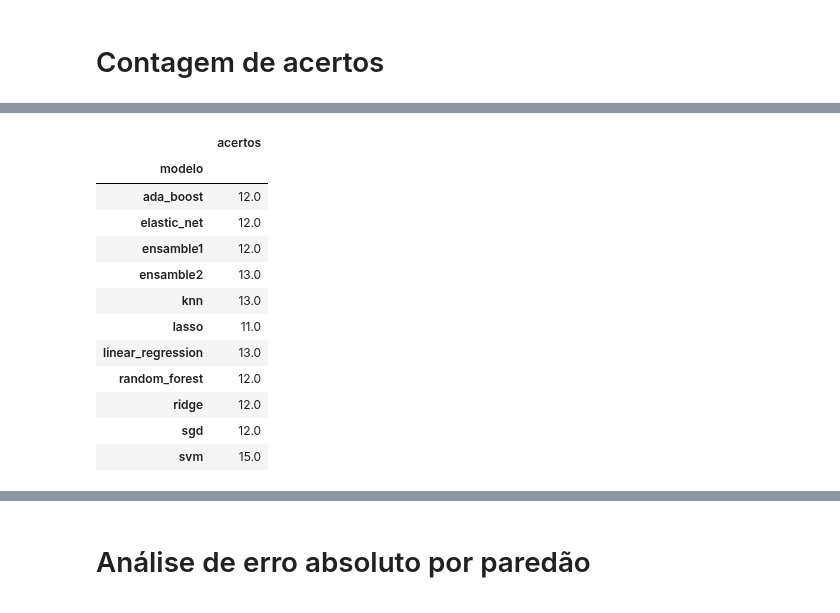
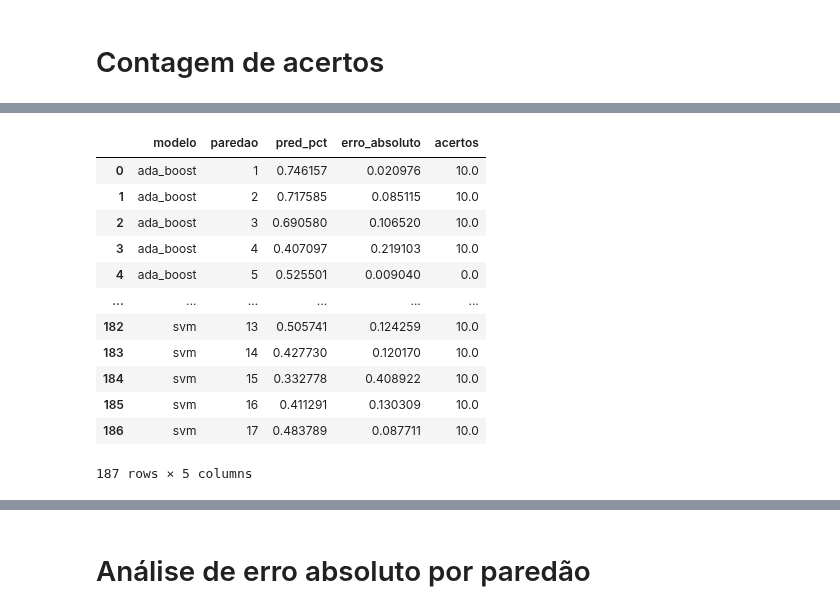
Before and after one commit to kenzosakiyama/BBBert20, a Jupyter notebook: paredoes.ipynb, the cells around one changed output, grey strips where cells are left out. Drawn from its saved outputs; the diff is of its cells as text; code cells hidden in the pictures.

```diff
--- a/paredoes.ipynb
+++ b/paredoes.ipynb
@@ -84 +108,17 @@ paredoes_df["acertos"] = paredoes_df["eliminado"] == paredoes_df["pred"]
+# %%
+resultados_medios
+# %% [output]
+|  | modelo | paredao | pred_pct | erro_absoluto | acertos |
+| 0 | ada_boost | 1 | 0.746157 | 0.020976 | 10.0 |
+| 1 | ada_boost | 2 | 0.717585 | 0.085115 | 10.0 |
+| 2 | ada_boost | 3 | 0.690580 | 0.106520 | 10.0 |
+| 3 | ada_boost | 4 | 0.407097 | 0.219103 | 10.0 |
+| 4 | ada_boost | 5 | 0.525501 | 0.009040 | 0.0 |
+| ... | ... | ... | ... | ... | ... |
+| 182 | svm | 13 | 0.505741 | 0.124259 | 10.0 |
+| 183 | svm | 14 | 0.427730 | 0.120170 | 10.0 |
+| 184 | svm | 15 | 0.332778 | 0.408922 | 10.0 |
+| 185 | svm | 16 | 0.411291 | 0.130309 | 10.0 |
+| 186 | svm | 17 | 0.483789 | 0.087711 | 10.0 |
+187 rows × 5 columns
 # %%
@@ -86,16 +126,0 @@ resultados_por_modelo = paredoes_df[["modelo", "acertos"]].groupby("modelo").sum
-# %%
-resultados_por_modelo
-# %% [output]
-|  | acertos |
-| modelo |  |
-| ada_boost | 12.0 |
-| elastic_net | 12.0 |
-| ensamble1 | 12.0 |
-| ensamble2 | 13.0 |
-| knn | 13.0 |
-| lasso | 11.0 |
-| linear_regression | 13.0 |
-| random_forest | 12.0 |
-| ridge | 12.0 |
-| sgd | 12.0 |
-| svm | 15.0 |
```
Also changed, not shown: parts of 17 cells of this notebook, 1 other file.
